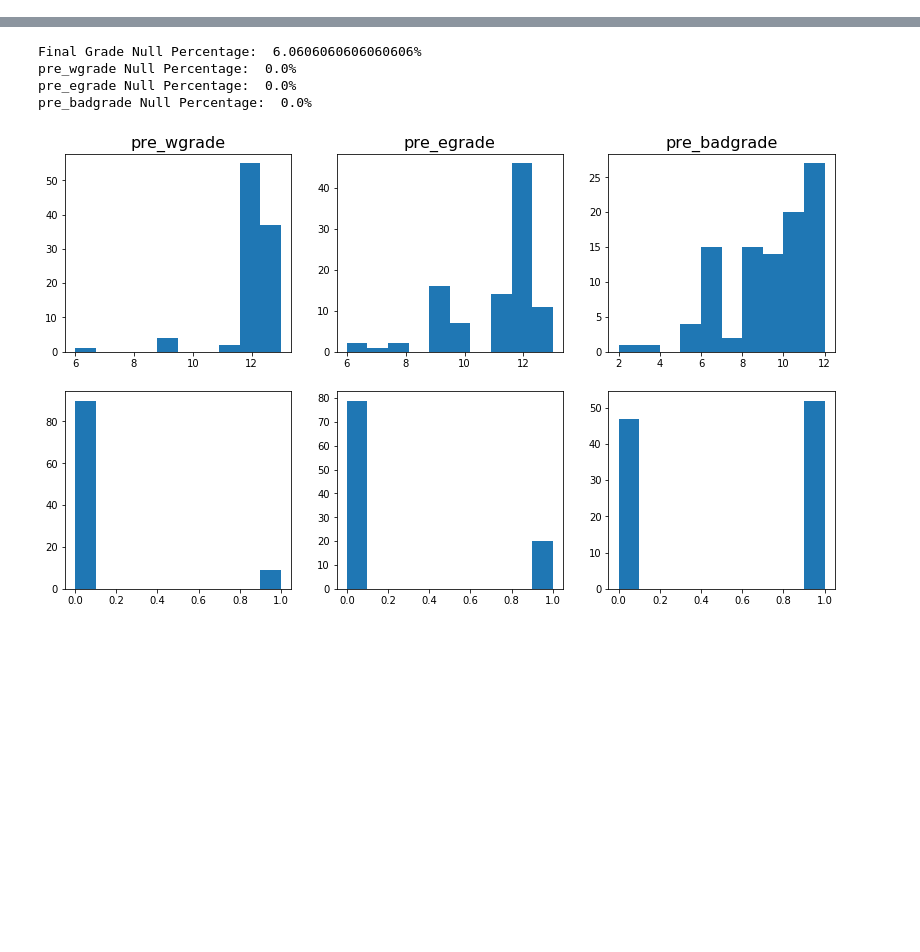
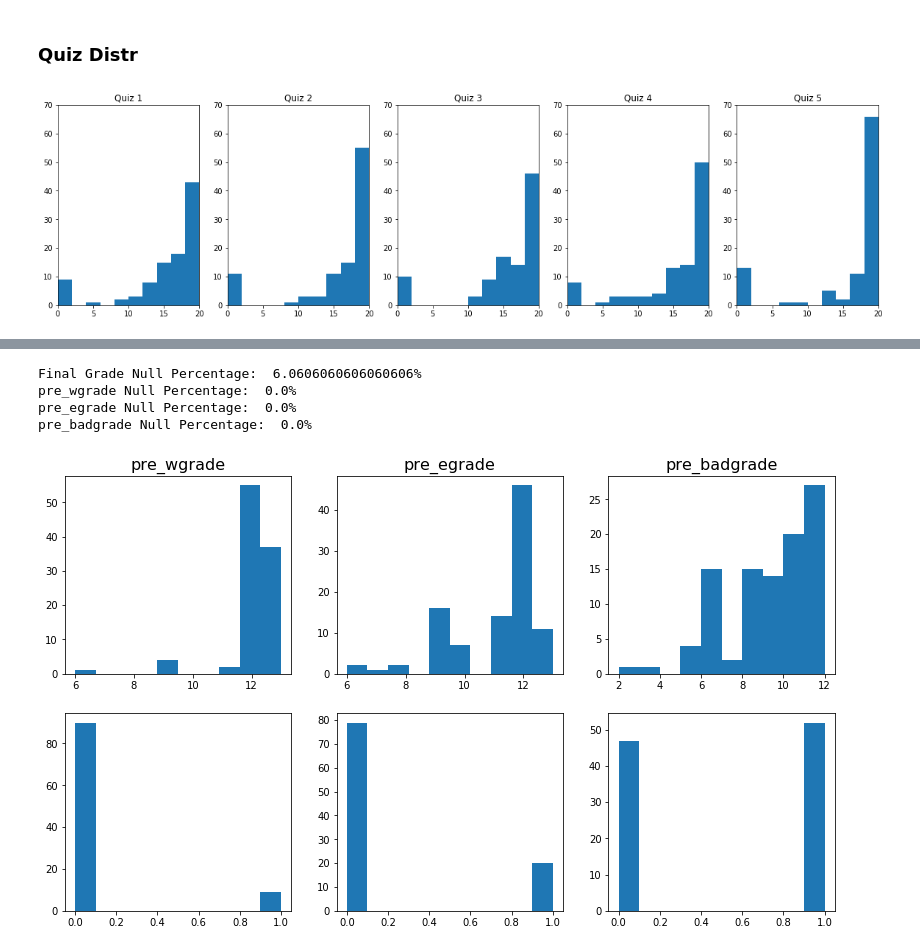
Before and after one commit to hanweny/DMOL, a Jupyter notebook: quiz_prediction/expected_classification.ipynb, the cells around one changed output, grey strips where cells are left out. Drawn from its saved outputs; the diff is of its cells as text; code cells hidden in the pictures; blank space fills up the shorter version.

```diff
--- a/quiz_prediction/expected_classification.ipynb
+++ b/quiz_prediction/expected_classification.ipynb
@@ -43,3 +44,15 @@ def mad_remove_outlier(df):
             elif df.loc[idx, c] < mu - 3 * mad:
                 df.loc[idx, c] = mu - 3 * mad
     return df
+# %% [markdown]
+### Quiz Distr
+# %%
+fig, ax = plt.subplots(1, 5, figsize = (20, 5))
+for i in range(1, 6):
+    plt.subplot(1, 5, i)
+    plt.hist(df_proc["gr_revq{}".format(i)])
+    plt.title("Quiz {}".format(i), fontsize = 12)
+    plt.xlim((0, 20))
+    plt.ylim(0, 70)
+# %% [output]
+[figure, added]
```
Also changed, not shown: parts of 31 cells of this notebook.
